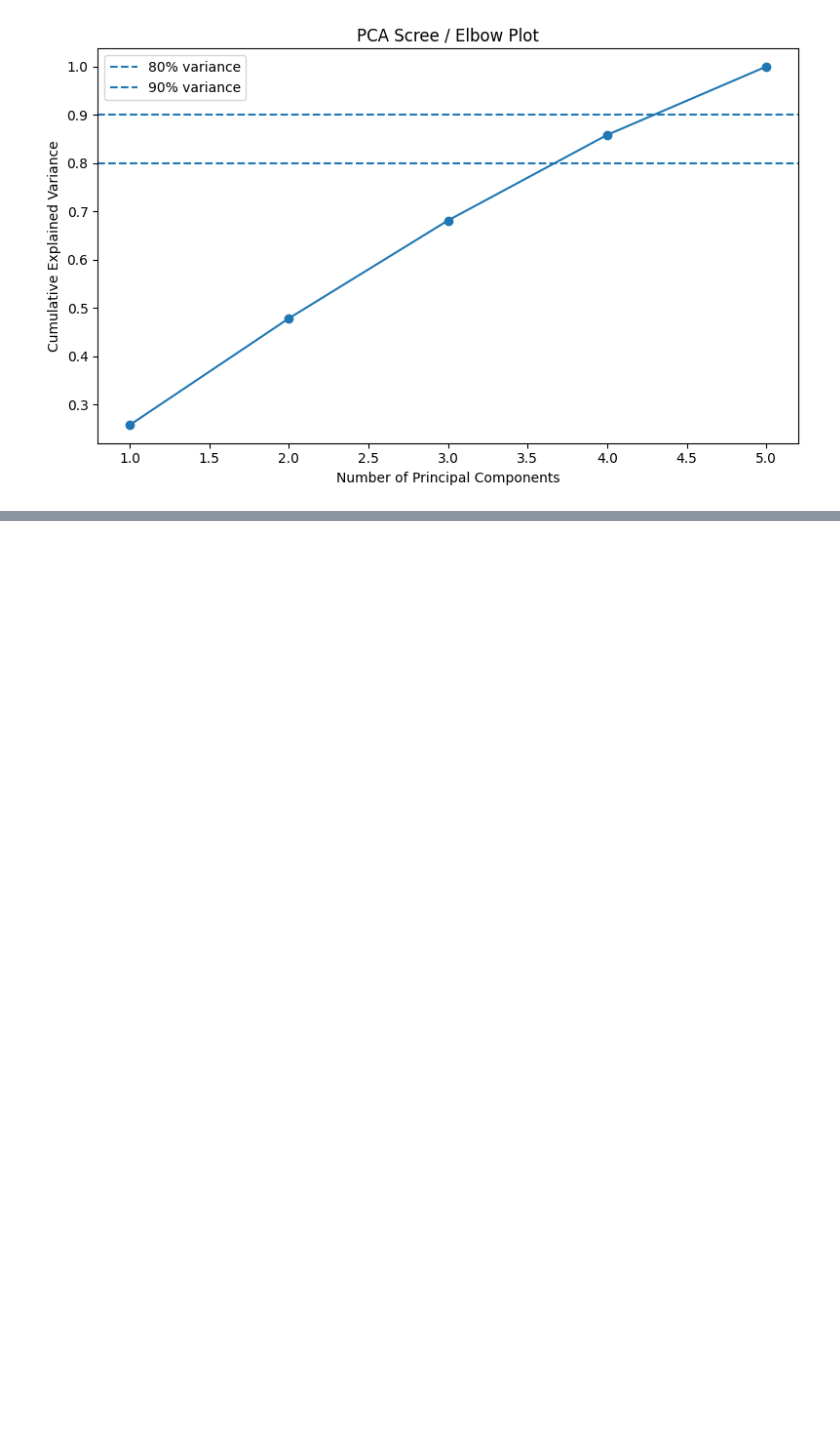
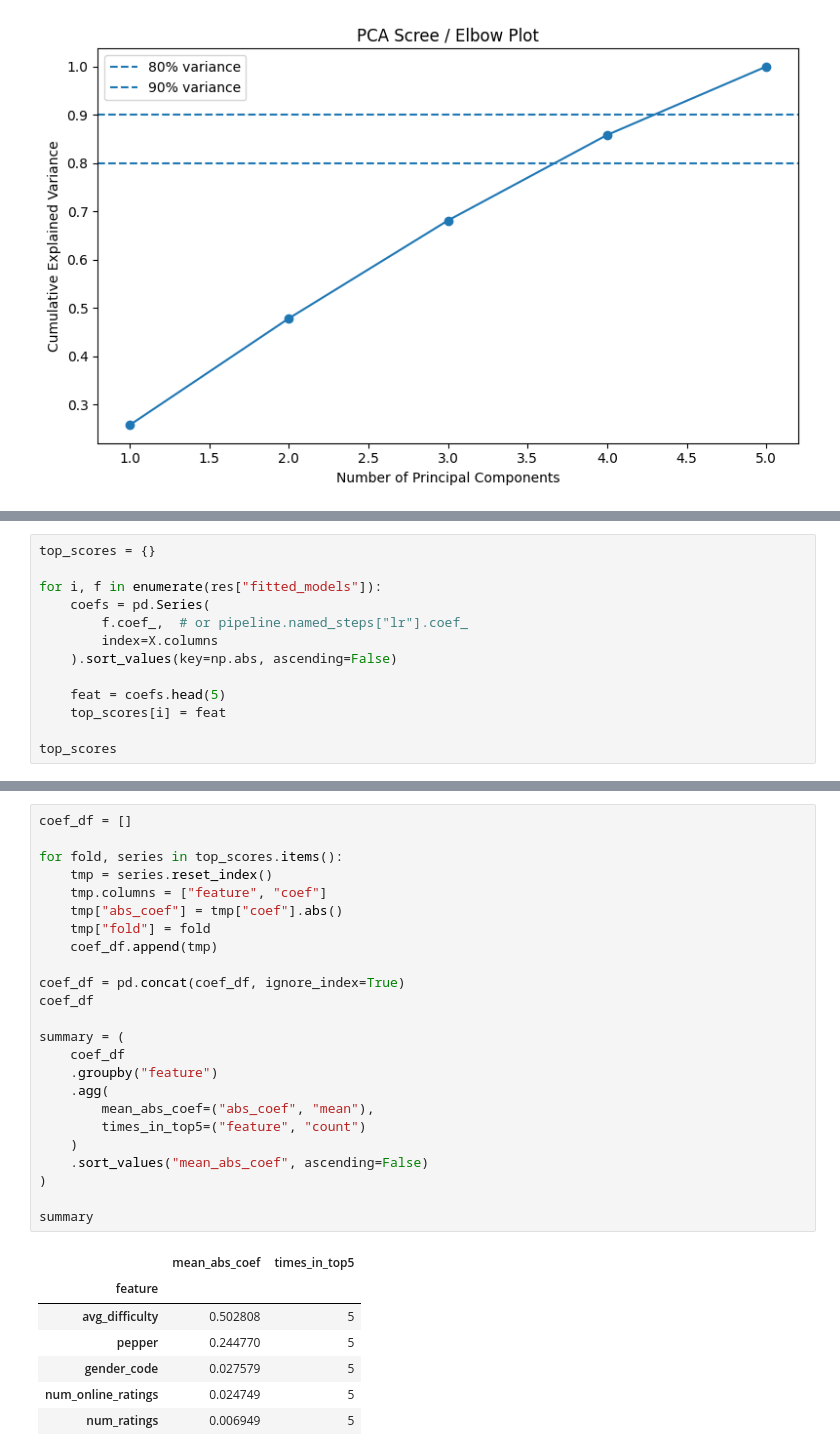
Before and after one commit to paolacalle/ape-capstone, a Jupyter notebook: analysis/q7.ipynb, the cells around one changed output, grey strips where cells are left out. Cells and saved outputs as stored; diff of their text form; blank space fills up the shorter version.

```diff
--- a/analysis/q7.ipynb
+++ b/analysis/q7.ipynb
@@ -181,0 +203,13 @@ plt.show()
+# %%
+top_scores = {}
+
+for i, f in enumerate(res["fitted_models"]):
+    coefs = pd.Series(
+        f.coef_,  # or pipeline.named_steps["lr"].coef_
+        index=X.columns
+    ).sort_values(key=np.abs, ascending=False)
+
+    feat = coefs.head(5)
+    top_scores[i] = feat
+
+top_scores
@@ -181,0 +234,32 @@ plt.show()
+# %%
+coef_df = []
+
+for fold, series in top_scores.items():
+    tmp = series.reset_index()
+    tmp.columns = ["feature", "coef"]
+    tmp["abs_coef"] = tmp["coef"].abs()
+    tmp["fold"] = fold
+    coef_df.append(tmp)
+
+coef_df = pd.concat(coef_df, ignore_index=True)
+coef_df
+
+summary = (
+    coef_df
+    .groupby("feature")
+    .agg(
+        mean_abs_coef=("abs_coef", "mean"),
+        times_in_top5=("feature", "count")
+    )
+    .sort_values("mean_abs_coef", ascending=False)
+)
+
+summary
+# %% [output]
+|  | mean_abs_coef | times_in_top5 |
+| feature |  |  |
+| avg_difficulty | 0.502808 | 5 |
+| pepper | 0.244770 | 5 |
+| gender_code | 0.027579 | 5 |
+| num_online_ratings | 0.024749 | 5 |
+| num_ratings | 0.006949 | 5 |
```
Also changed, not shown: parts of 3 cells of this notebook.
